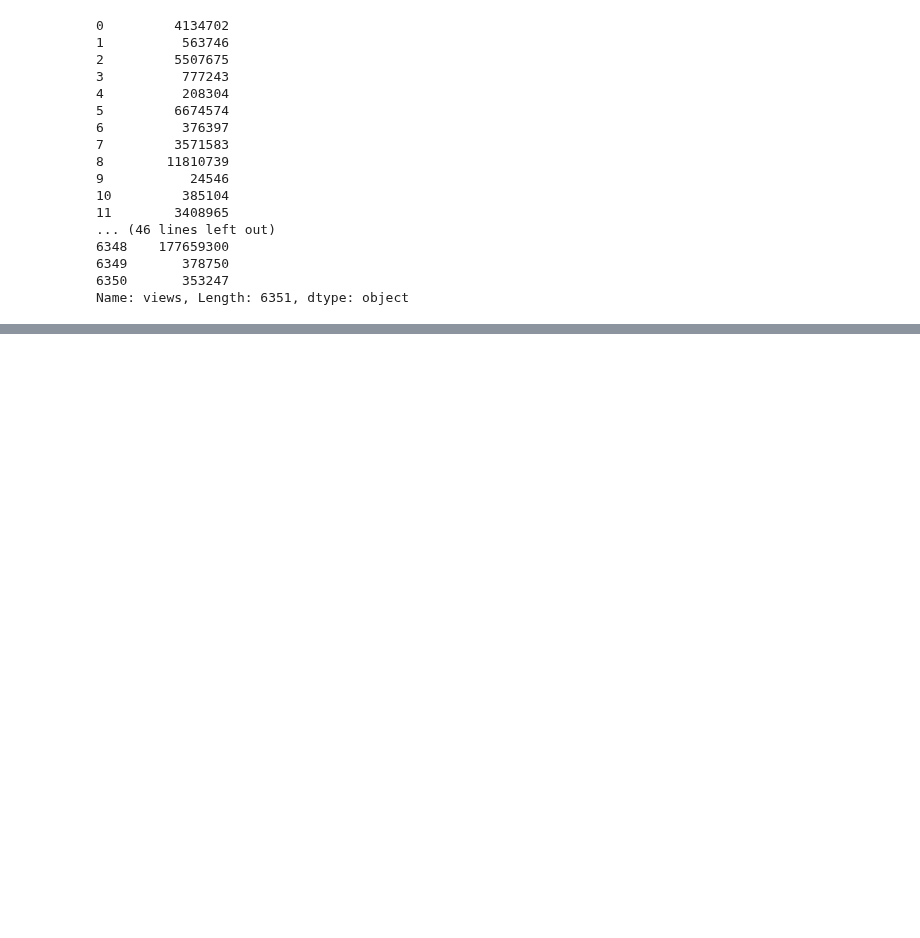
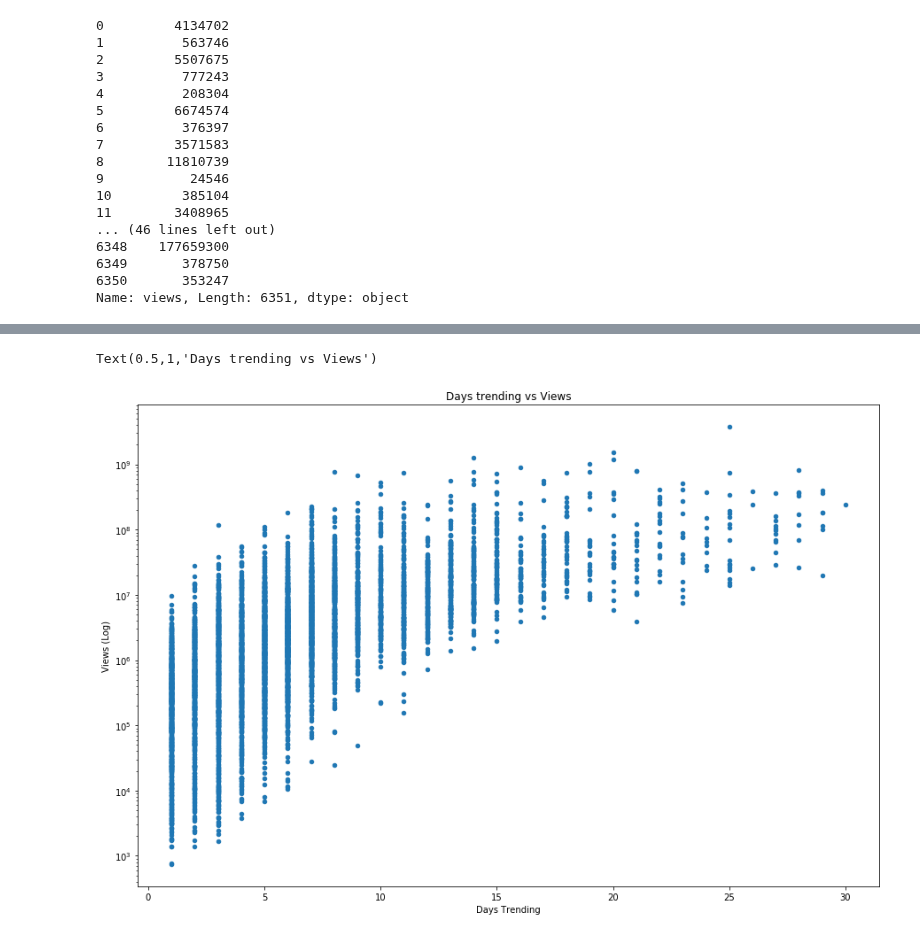
Before and after one commit to Laszarus/dsi-pandas-eda-case-study, a Jupyter notebook: youtube_play.ipynb, the cells around one changed output, grey strips where cells are left out. Drawn from its saved outputs; the diff is of its cells as text; code cells hidden in the pictures; blank space fills up the shorter version.

```diff
--- a/youtube_play.ipynb
+++ b/youtube_play.ipynb
@@ -261,0 +293,12 @@ df_id_counts.head()
+# %%
+ax = df_id_counts.plot(kind = 'scatter',
+                  x = 'days_trending',
+                  y = 'views',
+                  logy = True,
+                    figsize = (15,10))
+ax.set_xlabel('Days Trending')
+ax.set_ylabel('Views (Log)')
+ax.set_title('Days trending vs Views')
+# %% [output]
+Text(0.5,1,'Days trending vs Views')
+[figure, added]
```
Also changed, not shown: parts of 9 cells of this notebook, 1 other file.
